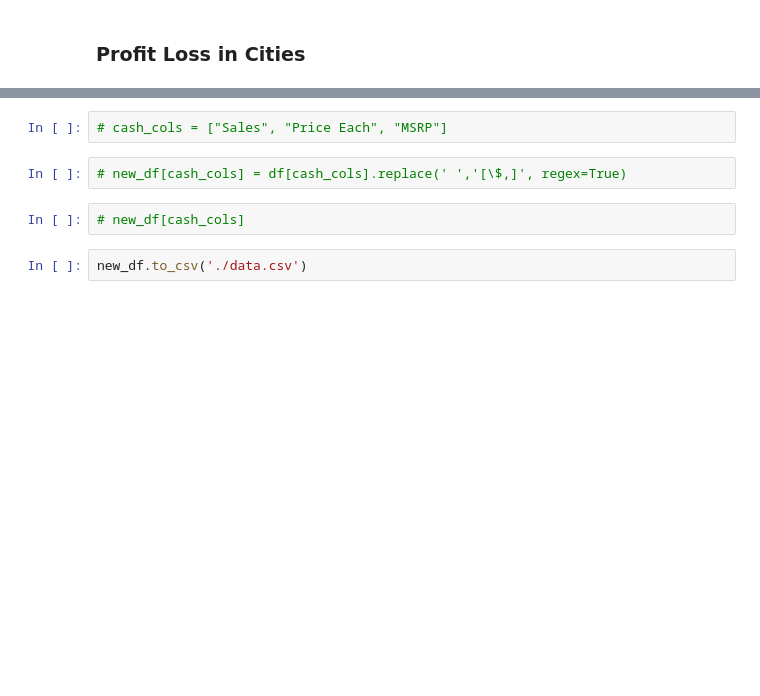
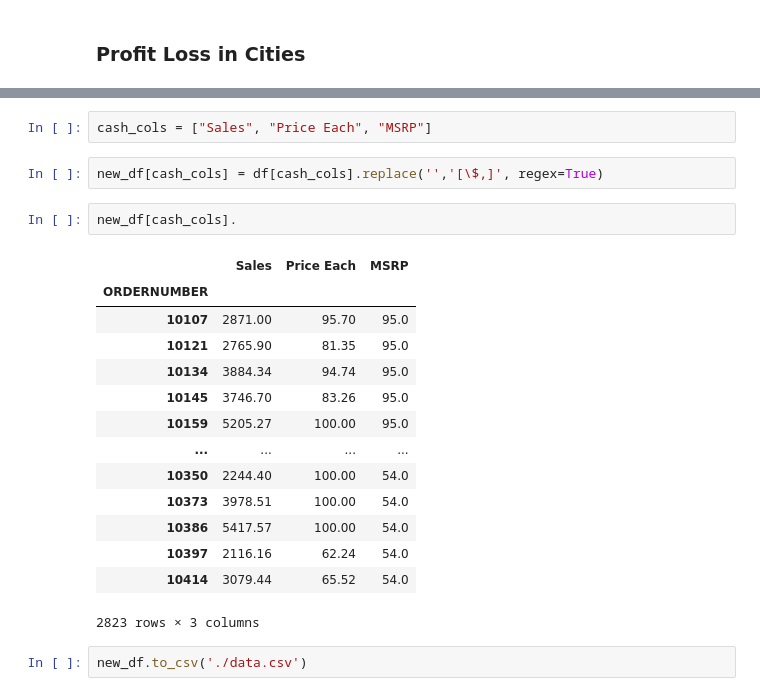
Before and after one commit to amyfbear/deliverable, a Jupyter notebook: r2net.ipynb, the cells around one changed output, grey strips where cells are left out. Saved outputs shown, nothing was run; the diff lists cells and outputs as text; blank space fills up the shorter version.

```diff
--- a/r2net.ipynb
+++ b/r2net.ipynb
@@ -1066,11 +1066,26 @@ new_df.groupby(by = "Customer Name").sum().sort_values(by = "Sales", ascending =
 | Muscle Machine Inc | 197736.94 | 1775 | 4104.23 | 5203.0 | -1098.77 | 349 | 156 | ... |
 | La Rochelle Gifts | 180124.90 | 1832 | 4420.77 | 5096.0 | -675.23 | 410 | 123 | ... |
 # %%
-# cash_cols = ["Sales", "Price Each", "MSRP"]
+cash_cols = ["Sales", "Price Each", "MSRP"]
 # %%
-# new_df[cash_cols] = df[cash_cols].replace(' ','[\$,]', regex=True)
+new_df[cash_cols] = df[cash_cols].replace('','[\$,]', regex=True)
-# %%
-# new_df[cash_cols]
+# %%
+new_df[cash_cols].
+# %% [output]
+|  | Sales | Price Each | MSRP |
+| ORDERNUMBER |  |  |  |
+| 10107 | 2871.00 | 95.70 | 95.0 |
+| 10121 | 2765.90 | 81.35 | 95.0 |
+| 10134 | 3884.34 | 94.74 | 95.0 |
+| 10145 | 3746.70 | 83.26 | 95.0 |
+| 10159 | 5205.27 | 100.00 | 95.0 |
+| ... | ... | ... | ... |
+| 10350 | 2244.40 | 100.00 | 54.0 |
+| 10373 | 3978.51 | 100.00 | 54.0 |
+| 10386 | 5417.57 | 100.00 | 54.0 |
+| 10397 | 2116.16 | 62.24 | 54.0 |
+| 10414 | 3079.44 | 65.52 | 54.0 |
+2823 rows × 3 columns
 # %%
 new_df.to_csv('./data.csv')
 # %%
```
